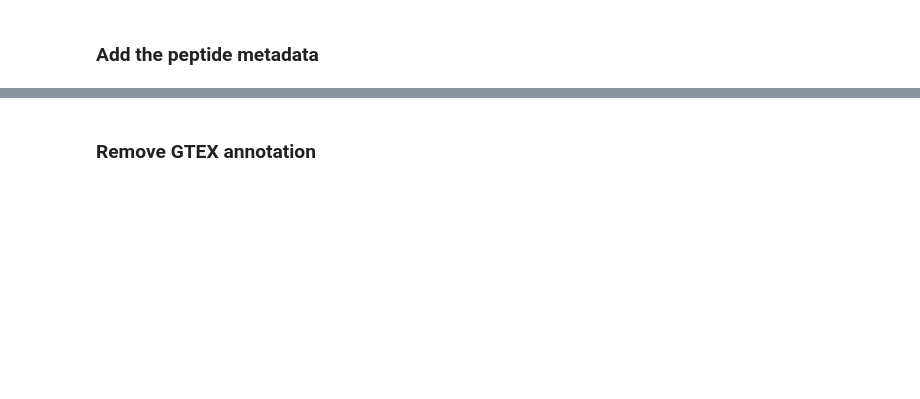
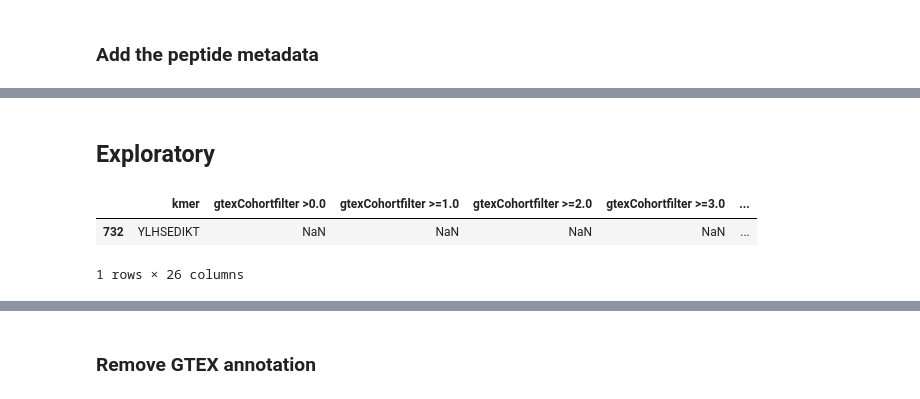
Before and after one commit to ratschlab/projects2020_ohsu, a Jupyter notebook: eth/debug/debug_false_positives/p20230307_filter_allRF_quality_check.ipynb, the cells around one changed output, grey strips where cells are left out. Saved outputs shown, nothing was run; the diff lists cells and outputs as text; code cells hidden in the pictures; blank space fills up the shorter version.

```diff
--- a/eth/debug/debug_false_positives/p20230307_filter_allRF_quality_check.ipynb
+++ b/eth/debug/debug_false_positives/p20230307_filter_allRF_quality_check.ipynb
@@ -250,2 +369,0 @@ batch_kmers_init.shape
-# %%
-tmp = batch_kmers_init.set_index('junction_coordinate').loc[not_in_gtex].reset_index() #left anti join
@@ -282,0 +390,9 @@ set(batch_kmers_init['junction_coordinate']).difference(set(meta_pep['junction_c
+# %% [markdown]
+## Exploratory
+# %%
+kmer = 'YLHSEDIKT'
+batch_kmers_init.loc[batch_kmers_init['kmer'] == kmer]
+# %% [output]
+|  | kmer | gtexCohortfilter >0.0 | gtexCohortfilter >=1.0 | gtexCohortfilter >=2.0 | gtexCohortfilter >=3.0 | ... |
+| 732 | YLHSEDIKT | NaN | NaN | NaN | NaN | ... |
+1 rows × 26 columns
```
Also changed, not shown: parts of 38 cells of this notebook.
